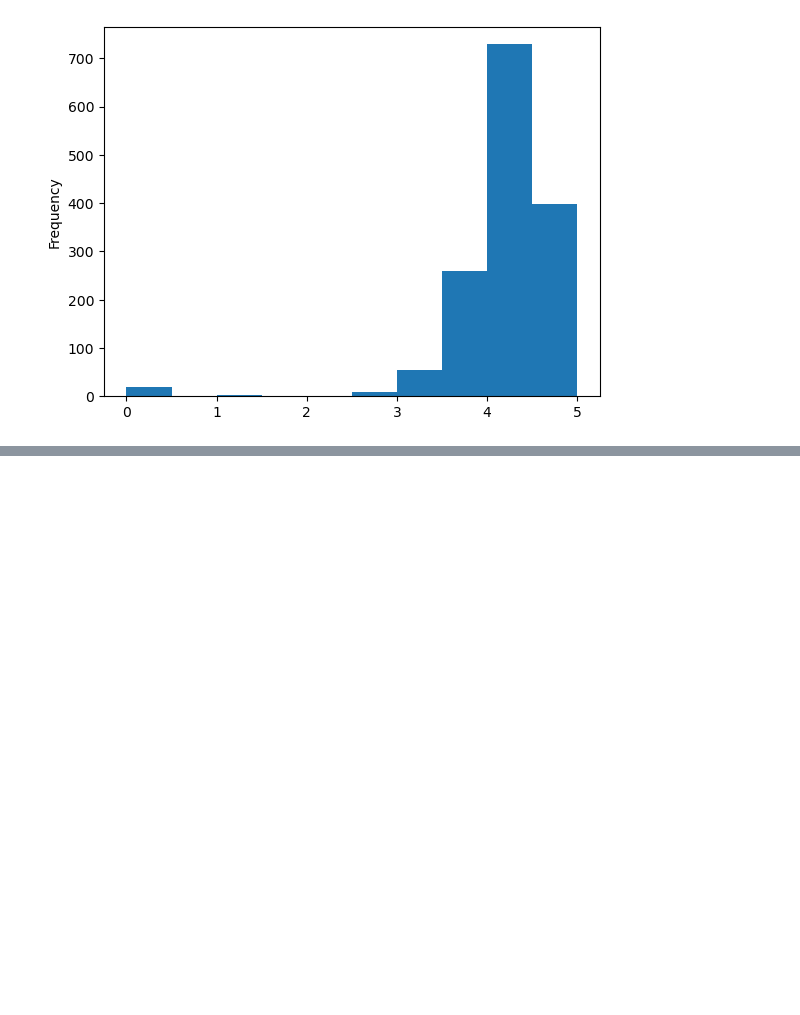
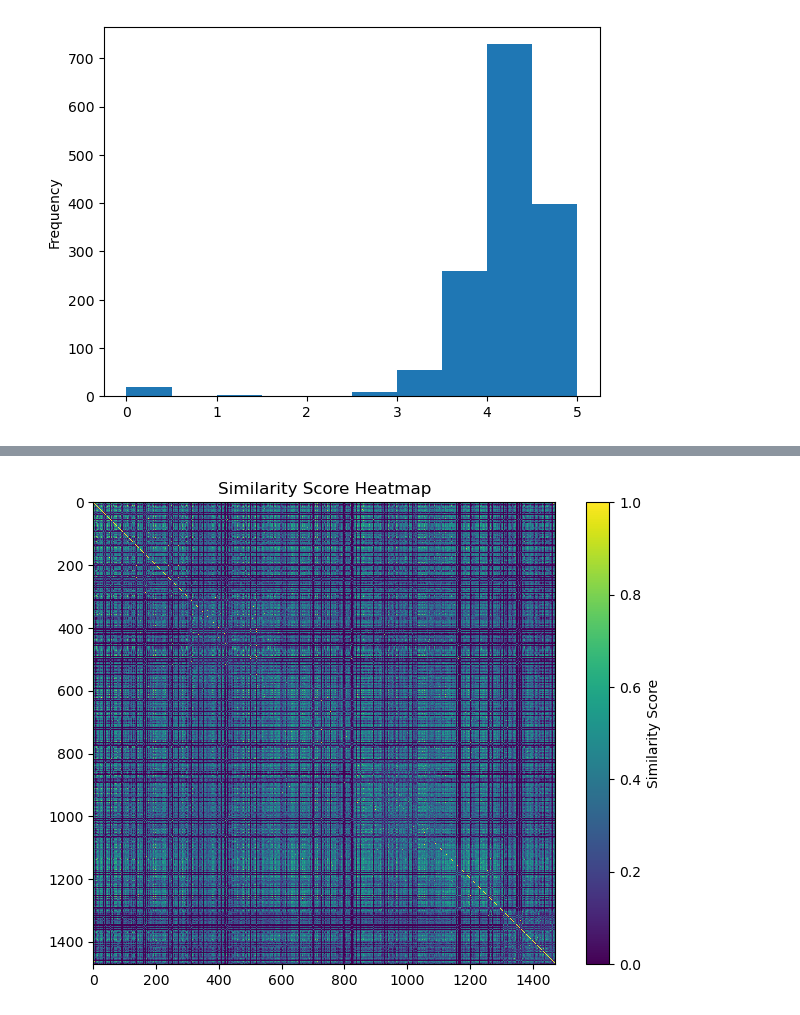
Before and after one commit to abhinav-tyagi03/makeup_recommend, a Jupyter notebook: notebook.ipynb, the cells around one changed output, grey strips where cells are left out. Saved outputs shown, nothing was run; the diff lists cells and outputs as text; code cells hidden in the pictures; blank space fills up the shorter version.

```diff
--- a/notebook.ipynb
+++ b/notebook.ipynb
@@ -69,0 +176,4 @@ df
+# %%
+new_df['tags'] = new_df['tags'].apply(lambda x: ",".join(x))
+
+new_df
@@ -69,0 +194,10 @@ df
+# %%
+from sklearn.feature_extraction.text import CountVectorizer
+cv = CountVectorizer(max_features=5000,stop_words='english')
+cv_1 = CountVectorizer(max_features=100,stop_words='english')
+cv_2 = CountVectorizer(max_features=3000,stop_words='english')
+cv_3 = CountVectorizer(max_features=7000,stop_words='english')
+cv_4 = CountVectorizer(max_features=9000,stop_words='english')
+cv_5 = CountVectorizer(max_features=10000,stop_words='english')
+cv_6 = CountVectorizer(max_features=20000,stop_words='english')
+cv_6 = CountVectorizer(max_features=1472,stop_words='english')
@@ -69,0 +224,8 @@ df
+# %%
+vector = cv.fit_transform(new_df['tags']).toarray()
+vector_1 = cv_1.fit_transform(new_df['tags']).toarray()
+vector_2 = cv_2.fit_transform(new_df['tags']).toarray()
+vector_3 = cv_3.fit_transform(new_df['tags']).toarray()
+vector_4 = cv_4.fit_transform(new_df['tags']).toarray()
+vector_5 = cv_5.fit_transform(new_df['tags']).toarray()
+vector_6 = cv_6.fit_transform(new_df['tags']).toarray()
@@ -69,0 +250,8 @@ df
+# %%
+similarity = cosine_similarity(vector)
+similarity_1 = cosine_similarity(vector_1)
+similarity_2 = cosine_similarity(vector_2)
+similarity_3 = cosine_similarity(vector_3)
+similarity_4 = cosine_similarity(vector_4)
+similarity_5 = cosine_similarity(vector_5)
+similarity_6 = cosine_similarity(vector_6)
@@ -69,0 +352,10 @@ df
+# %%
+import matplotlib.pyplot as plt
+
+plt.figure(figsize=(8, 6))
+plt.imshow(similarity_6, cmap='viridis', interpolation='nearest')
+plt.colorbar(label='Similarity Score')
+plt.title('Similarity Score Heatmap')
+plt.show()
+# %% [output]
+[figure, added]
```
Also changed, not shown: parts of 30 cells of this notebook.
